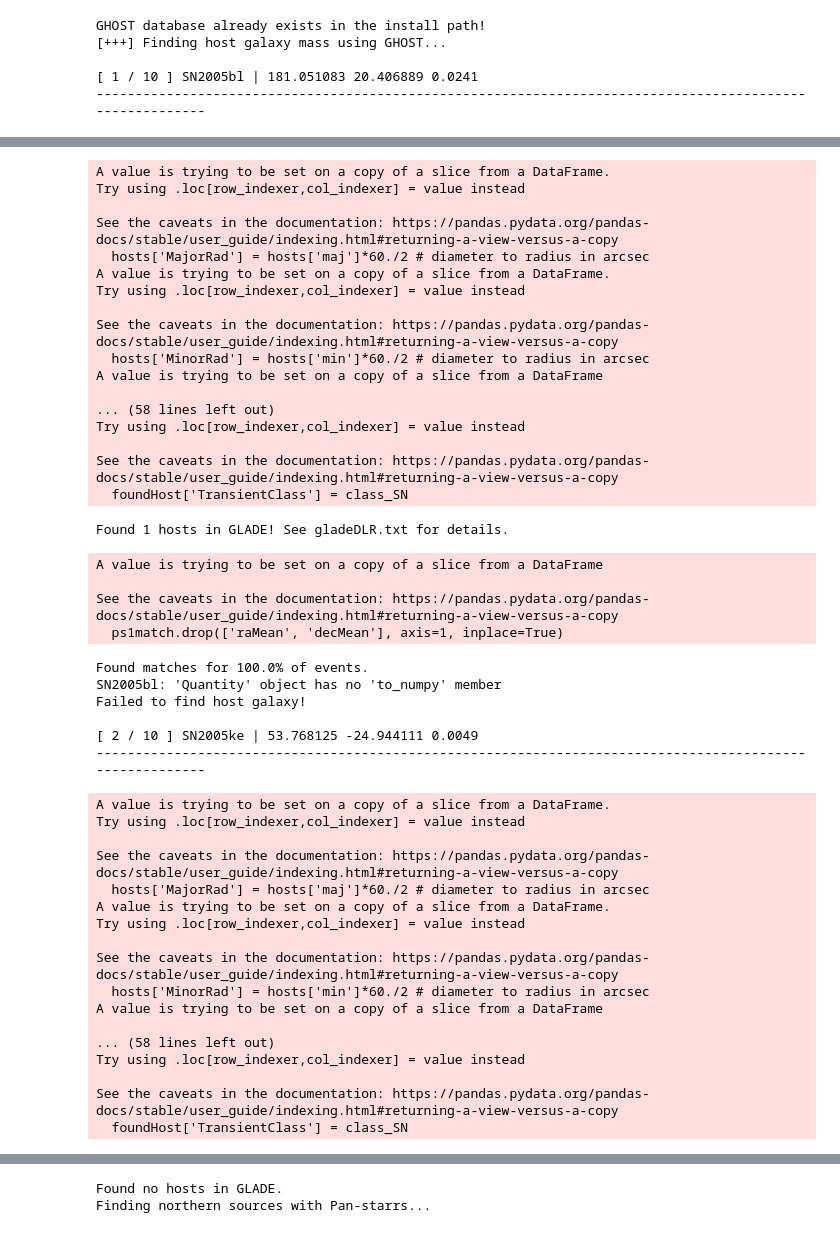
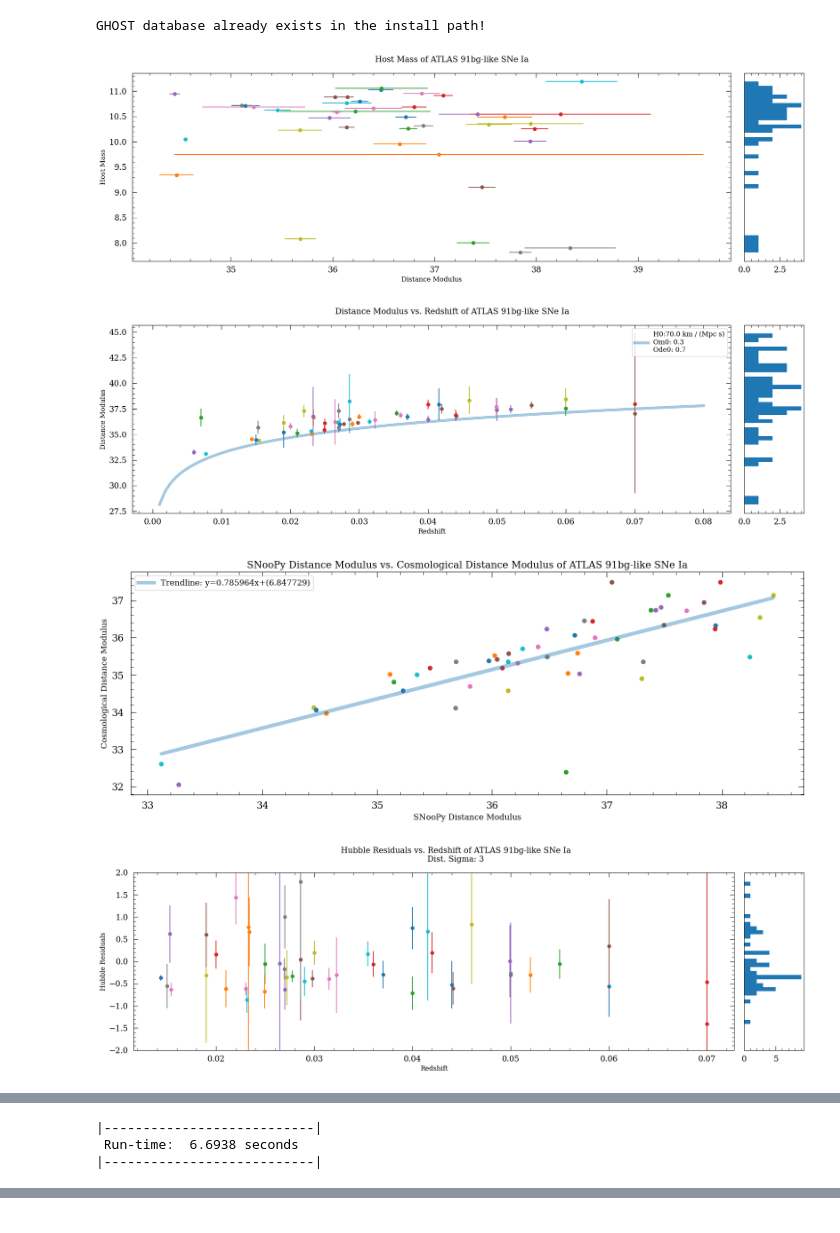
Before and after one commit to mekhi-woods/HiloCATsSN1991bg, a Jupyter notebook: amadeus.ipynb, the cells around one changed output, grey strips where cells are left out. Saved outputs shown, nothing was run; the diff lists cells and outputs as text; code cells hidden in the pictures.

```diff
--- a/amadeus.ipynb
+++ b/amadeus.ipynb
@@ -929,35 +998,35 @@ def ghost_plotting(choice, plot_size = (18, 6), plot_ratio = [10, 1], hist_bins
 # %%
 """ MAIN """
 if __name__ == '__main__':
     start = systime.time() # Runtime tracker
 
     recover_dir() # Recovering vital directories
 
     # burns_cspvdr3(skip_problems=False, use_saved=False, snpy_plots=False)
-    ghost_host_galaxy(BURNS_SAVE_TXT, save_loc=TEST_ROOT, keep_data=False, update_saved=True)
+    # ghost_host_galaxy(BURNS_SAVE_TXT, save_loc=TEST_ROOT, keep_data=False, update_saved=True)
 
     # atlas_collection(quiet=False, check_data=True)
     # atlas_objs = atlas_processing(err_max=1000, n_iter=0, sleep_t=5, use_TNS=True)
     # write_ASCII(atlas_objs, SNPY_ATLAS_ASCII, quiet=True)
     # atlas_snpy_fitting(n_iter=0, skip_problems=False, use_saved=False, snpy_plots=True, save_plots=True)
     # ghost_host_galaxy(ATLAS_SAVE_TXT, save_loc=TEST_ROOT, keep_data=True, update_saved=True)
 
     # ztf_collection(submit=True)
     # ztf_alt_collection()
 
     # burns_plotting([]) # Options: ['reg_hist', 'res_hist', 'zvmu']
 
     # atlas_plotting([])
 
-    ghost_plot_args = {'plot_size': (18, 6), 'plot_ratio': [10, 1], 'hist_bins': [40, 40, 35, 35], 'labels': True, 'raw': False}
-    ghost_plotting(['burns_all'], **ghost_plot_args)
+    ghost_plot_args = {'plot_size': (18, 6), 'plot_ratio': [10, 1], 'hist_bins': [40, 40, 35, 35], 'labels': False, 'raw': False}
+    ghost_plotting(['atlas_all'], **ghost_plot_args)
 
     # snpy_fit_indv('2023cvq')
 
     print('|---------------------------|\n Run-time: ', round(systime.time()-start, 4), 'seconds\n|---------------------------|')
 # %% [output]
 GHOST database already exists in the install path!
-[+++] Finding host galaxy mass using GHOST...
-
-[ 1 / 10 ] SN2005bl | 181.051083 20.406889 0.0241
----------------------------------------------------------------------------------------------------------
+[figure, added]
+[figure, added]
+[figure, added]
+[figure, added]
@@ -964,45 +1034,3 @@ GHOST database already exists in the install path!
-A value is trying to be set on a copy of a slice from a DataFrame.
-Try using .loc[row_indexer,col_indexer] = value instead
-
-See the caveats in the documentation: https://pandas.pydata.org/pandas-docs/stable/user_guide/indexing.html#returning-a-view-versus-a-copy
-  hosts['MajorRad'] = hosts['maj']*60./2 # diameter to radius in arcsec
-A value is trying to be set on a copy of a slice from a DataFrame.
-Try using .loc[row_indexer,col_indexer] = value instead
-
-See the caveats in the documentation: https://pandas.pydata.org/pandas-docs/stable/user_guide/indexing.html#returning-a-view-versus-a-copy
-  hosts['MinorRad'] = hosts['min']*60./2 # diameter to radius in arcsec
-A value is trying to be set on a copy of a slice from a DataFrame
-
-... (58 lines left out)
-Try using .loc[row_indexer,col_indexer] = value instead
-
-See the caveats in the documentation: https://pandas.pydata.org/pandas-docs/stable/user_guide/indexing.html#returning-a-view-versus-a-copy
-  foundHost['TransientClass'] = class_SN
+|---------------------------|
+ Run-time:  6.6938 seconds
+|---------------------------|
-Found 1 hosts in GLADE! See gladeDLR.txt for details.
-A value is trying to be set on a copy of a slice from a DataFrame
-
-See the caveats in the documentation: https://pandas.pydata.org/pandas-docs/stable/user_guide/indexing.html#returning-a-view-versus-a-copy
-  ps1match.drop(['raMean', 'decMean'], axis=1, inplace=True)
-Found matches for 100.0% of events.
-SN2005bl: 'Quantity' object has no 'to_numpy' member
-Failed to find host galaxy!
-
-[ 2 / 10 ] SN2005ke | 53.768125 -24.944111 0.0049
----------------------------------------------------------------------------------------------------------
-A value is trying to be set on a copy of a slice from a DataFrame.
-Try using .loc[row_indexer,col_indexer] = value instead
-
-See the caveats in the documentation: https://pandas.pydata.org/pandas-docs/stable/user_guide/indexing.html#returning-a-view-versus-a-copy
-  hosts['MajorRad'] = hosts['maj']*60./2 # diameter to radius in arcsec
-A value is trying to be set on a copy of a slice from a DataFrame.
-Try using .loc[row_indexer,col_indexer] = value instead
-
-See the caveats in the documentation: https://pandas.pydata.org/pandas-docs/stable/user_guide/indexing.html#returning-a-view-versus-a-copy
-  hosts['MinorRad'] = hosts['min']*60./2 # diameter to radius in arcsec
-A value is trying to be set on a copy of a slice from a DataFrame
-
-... (58 lines left out)
-Try using .loc[row_indexer,col_indexer] = value instead
-
-See the caveats in the documentation: https://pandas.pydata.org/pandas-docs/stable/user_guide/indexing.html#returning-a-view-versus-a-copy
-  foundHost['TransientClass'] = class_SN
@@ -1033,2 +1036,0 @@ See the caveats in the documentation: https://pandas.pydata.org/pandas-docs/stab
-Found no hosts in GLADE.
-Finding northern sources with Pan-starrs...
```
Also changed, not shown: parts of 4 cells of this notebook.
